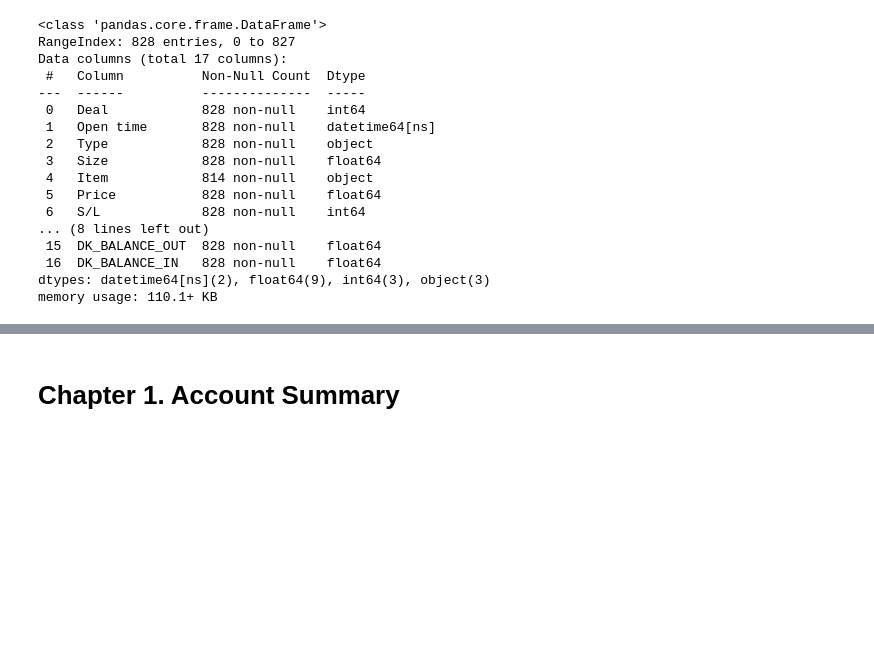
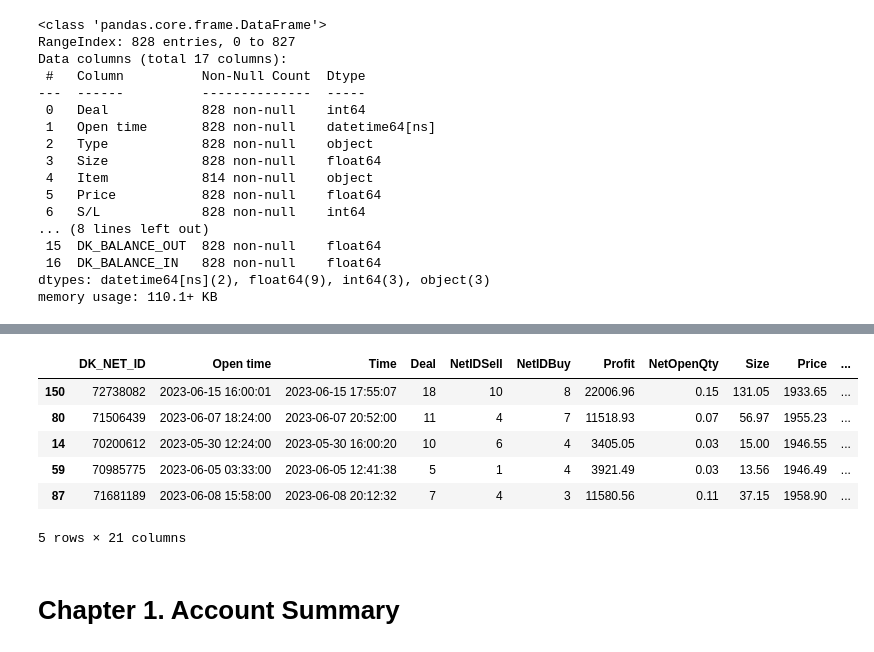
Before and after one commit to sournk/rf-history, a Jupyter notebook: analize.ipynb, the cells around one changed output, grey strips where cells are left out. Cells and saved outputs as stored; diff of their text form; code cells hidden in the pictures; blank space fills up the shorter version.

```diff
--- a/analize.ipynb
+++ b/analize.ipynb
@@ -86,3 +248,57 @@ memory usage: 110.1+ KB
+# %%
+# TOP5 nets with biggest drawdown
+
+
+df_nets = df_o.groupby([CN['NetID']]).agg({
+  CN['Open']: 'min',
+  CN['Close']: 'max',
+  CN['OrderID']: 'count',
+  'NetIDSell': 'count',
+  'NetIDBuy': 'count',
+  CN['Profit']: 'sum',
+  'NetOpenQty': 'min',
+  CN['Qty']: 'sum',
+  CN['OpenPrice']: 'first',
+  CN['NetLastPrice']: 'last',
+  CN['OpenValue']: 'sum',
+  CN['WorstPrice']: 'last',
+  CN['BalanceIn']: 'min',
+}).reset_index()
+
+df_nets[CN['NetAvgPrice']] = df_nets[CN['OpenValue']] / df_nets[CN['Qty']]
+df_nets[CN['Drawdown']] = abs(df_nets[CN['Qty']] * (df_nets[CN['WorstPrice']] * 100) - df_nets['DK_OPEN_VALUE'])  # *100 for USD price to Cents
+df_nets[CN['DrawdownRatio']] = df_nets[CN['Drawdown']] / df_nets[CN['BalanceIn']]
+df_nets = df_nets.sort_values(by=CN['DrawdownRatio'], ascending=False)
+
+def calc_dd(r):
+    kq = QTY_FACTOR_FOR_AVERAGE
+    kp = (OPEN_NEW_ORDER_PRICE_DELTA_PIPS - 1) * XAU_PIP_USD
+
+    curr_price = r[CN['NetLastPrice']]
+    curr_value = r[CN['OpenValue']]
+    curr_qty = r[CN['Qty']]
+    for i in range(r[CN['OrderID']] + 1, EVE_MAX_ORDER_COUNT + 1):
+      curr_price = curr_price + kp
+      curr_value = curr_value + (curr_price * 100) * (curr_qty * kq - curr_qty)
+      curr_qty = curr_qty * kq
+
+    return abs(curr_value - curr_qty * (curr_price + kp)  * 100)
+
+df_nets['DealOneSide'] = df_nets[['NetIDSell','NetIDBuy']].max(axis=1)
+df_nets['DK_DRAWDOWN_20'] = df_nets.apply(calc_dd, axis = 1)
+df_nets['DK_DRAWDOWN_20_RATIO'] = df_nets['DK_DRAWDOWN_20'] / df_nets[CN['BalanceIn']]
+
+df_nets['DK_LOT_1000'] = df_nets['NetOpenQty'] / (df_nets[CN['BalanceIn']] / 100 / 1000)
+
+df_nets.head()
+# %% [output]
+|  | DK_NET_ID | Open time | Time | Deal | NetIDSell | NetIDBuy | Profit | NetOpenQty | Size | Price | ... |
+| 150 | 72738082 | 2023-06-15 16:00:01 | 2023-06-15 17:55:07 | 18 | 10 | 8 | 22006.96 | 0.15 | 131.05 | 1933.65 | ... |
+| 80 | 71506439 | 2023-06-07 18:24:00 | 2023-06-07 20:52:00 | 11 | 4 | 7 | 11518.93 | 0.07 | 56.97 | 1955.23 | ... |
+| 14 | 70200612 | 2023-05-30 12:24:00 | 2023-05-30 16:00:20 | 10 | 6 | 4 | 3405.05 | 0.03 | 15.00 | 1946.55 | ... |
+| 59 | 70985775 | 2023-06-05 03:33:00 | 2023-06-05 12:41:38 | 5 | 1 | 4 | 3921.49 | 0.03 | 13.56 | 1946.49 | ... |
+| 87 | 71681189 | 2023-06-08 15:58:00 | 2023-06-08 20:12:32 | 7 | 4 | 3 | 11580.56 | 0.11 | 37.15 | 1958.90 | ... |
+5 rows × 21 columns
 # %% [markdown]
 # Chapter 1. Account Summary
 # %%
```
Also changed, not shown: parts of 9 cells of this notebook, 6 other files.
